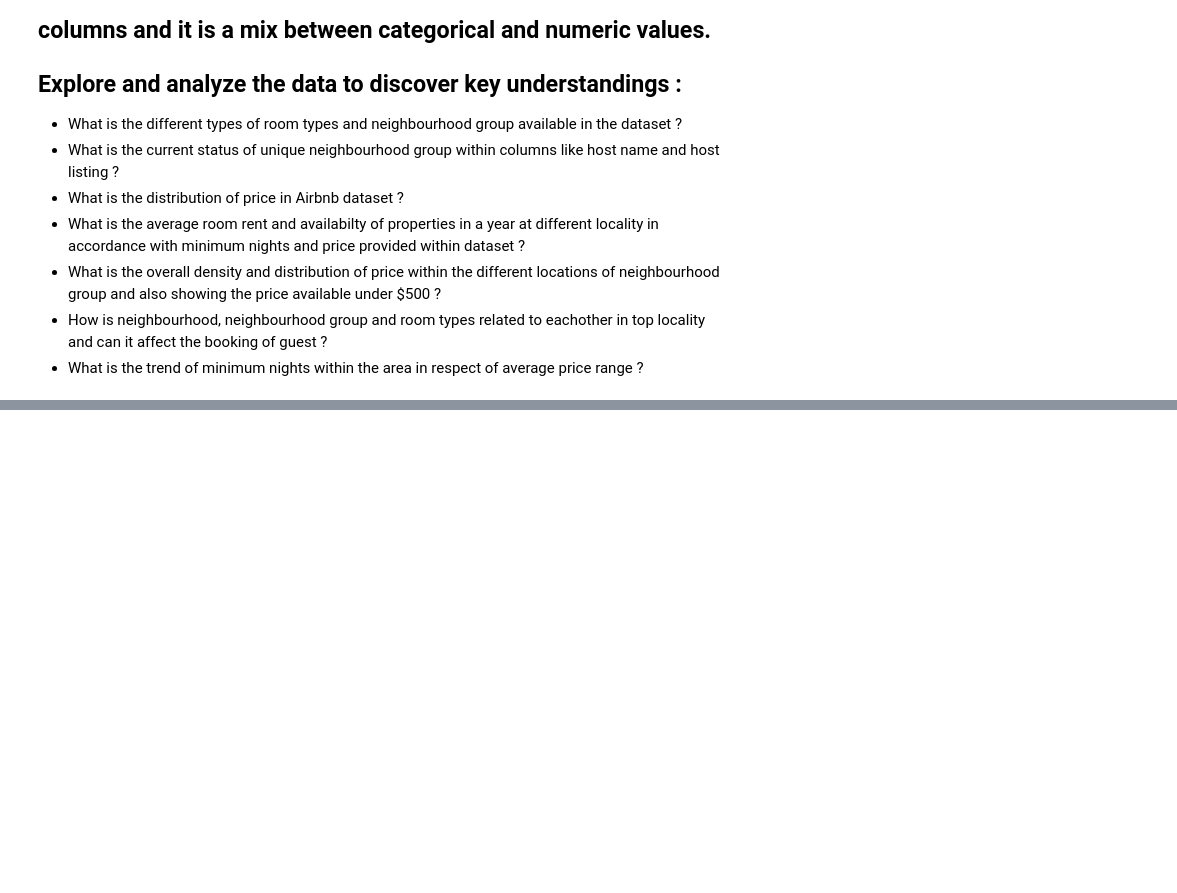
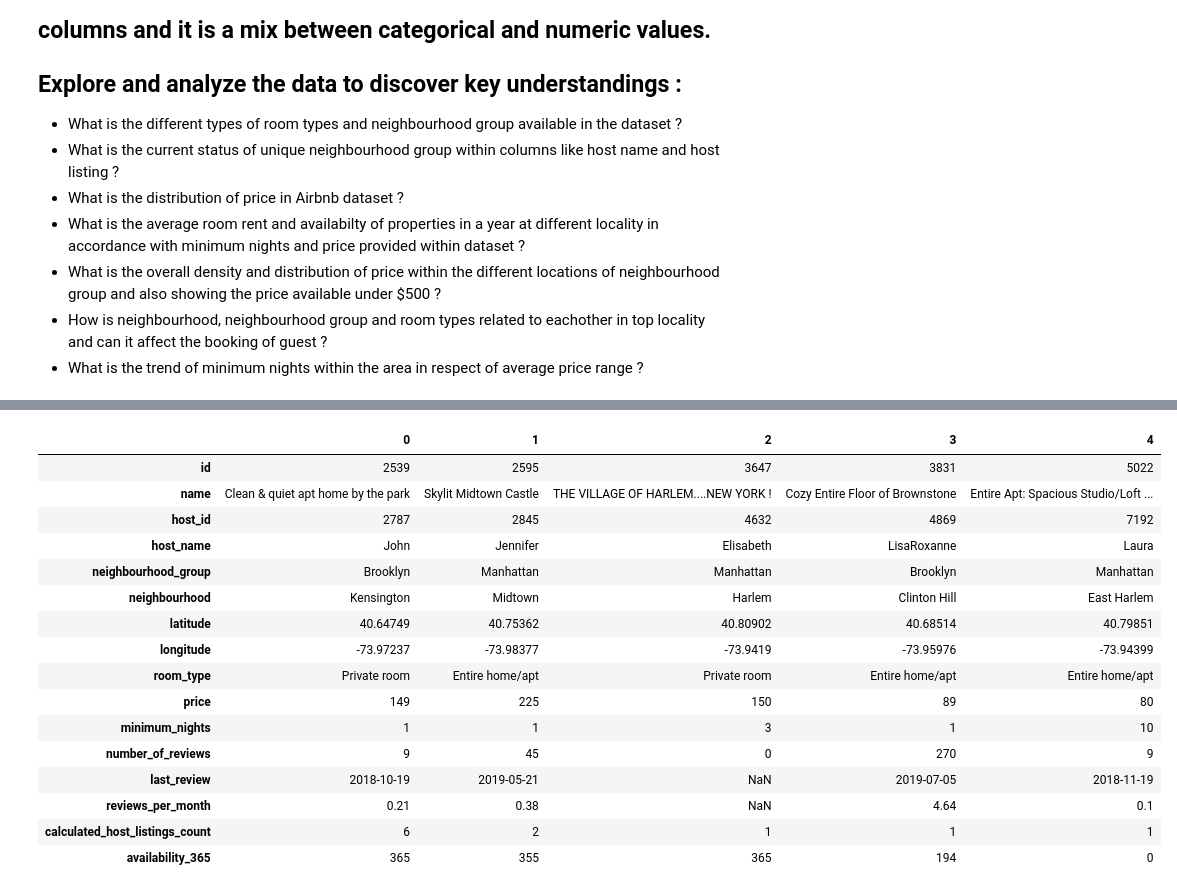
Before and after one commit to Darsh66/Airbnb-Booking-Analysis, a Jupyter notebook: Darshan_Capstone_Airbnb_Booking_Analysis.ipynb, the cells around one changed output, grey strips where cells are left out. Cells and saved outputs as stored; diff of their text form; code cells hidden in the pictures; blank space fills up the shorter version.

```diff
--- a/Darshan_Capstone_Airbnb_Booking_Analysis.ipynb
+++ b/Darshan_Capstone_Airbnb_Booking_Analysis.ipynb
@@ -15,0 +74,20 @@
+# %%
+df.head().T
+# %% [output]
+|  | 0 | 1 | 2 | 3 | 4 |
+| id | 2539 | 2595 | 3647 | 3831 | 5022 |
+| name | Clean & quiet apt home by the park | Skylit Midtown Castle | THE VILLAGE OF HARLEM....NEW YORK ! | Cozy Entire Floor of Brownstone | Entire Apt: Spacious Studio/Loft ... |
+| host_id | 2787 | 2845 | 4632 | 4869 | 7192 |
+| host_name | John | Jennifer | Elisabeth | LisaRoxanne | Laura |
+| neighbourhood_group | Brooklyn | Manhattan | Manhattan | Brooklyn | Manhattan |
+| neighbourhood | Kensington | Midtown | Harlem | Clinton Hill | East Harlem |
+| latitude | 40.64749 | 40.75362 | 40.80902 | 40.68514 | 40.79851 |
+| longitude | -73.97237 | -73.98377 | -73.9419 | -73.95976 | -73.94399 |
+| room_type | Private room | Entire home/apt | Private room | Entire home/apt | Entire home/apt |
+| price | 149 | 225 | 150 | 89 | 80 |
+| minimum_nights | 1 | 1 | 3 | 1 | 10 |
+| number_of_reviews | 9 | 45 | 0 | 270 | 9 |
+| last_review | 2018-10-19 | 2019-05-21 | NaN | 2019-07-05 | 2018-11-19 |
+| reviews_per_month | 0.21 | 0.38 | NaN | 4.64 | 0.1 |
+| calculated_host_listings_count | 6 | 2 | 1 | 1 | 1 |
+| availability_365 | 365 | 355 | 365 | 194 | 0 |
```
Also changed, not shown: parts of 18 cells of this notebook.
